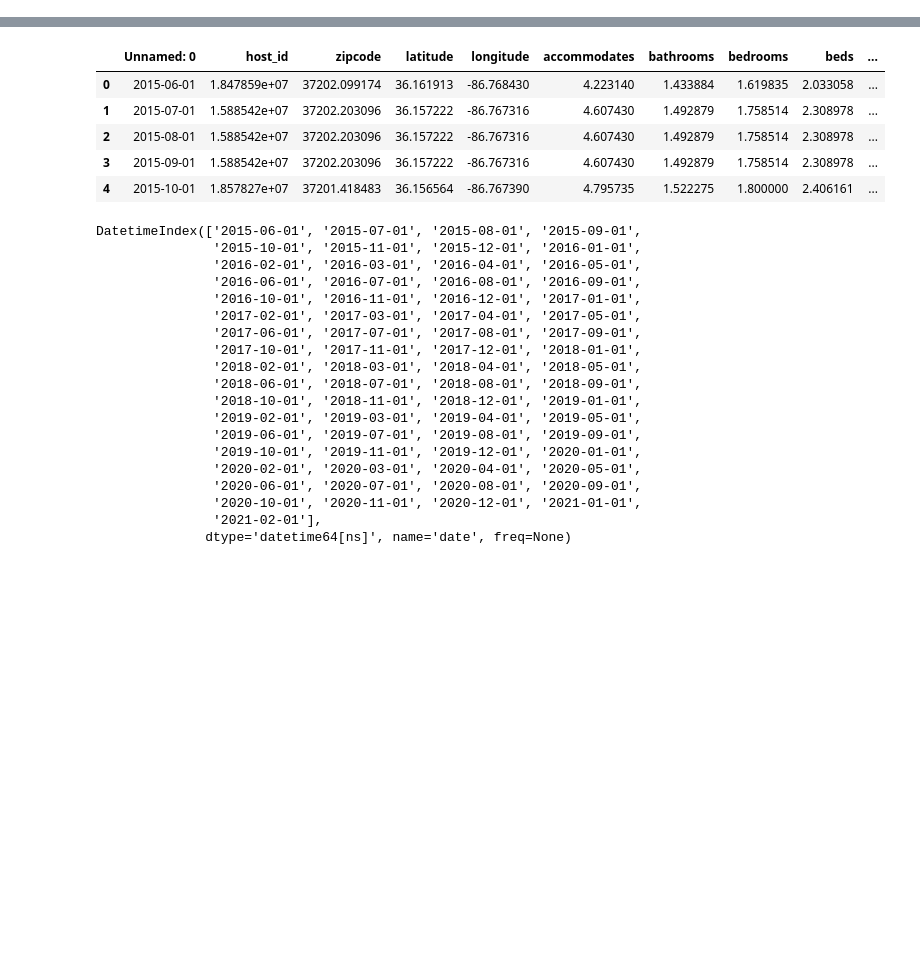
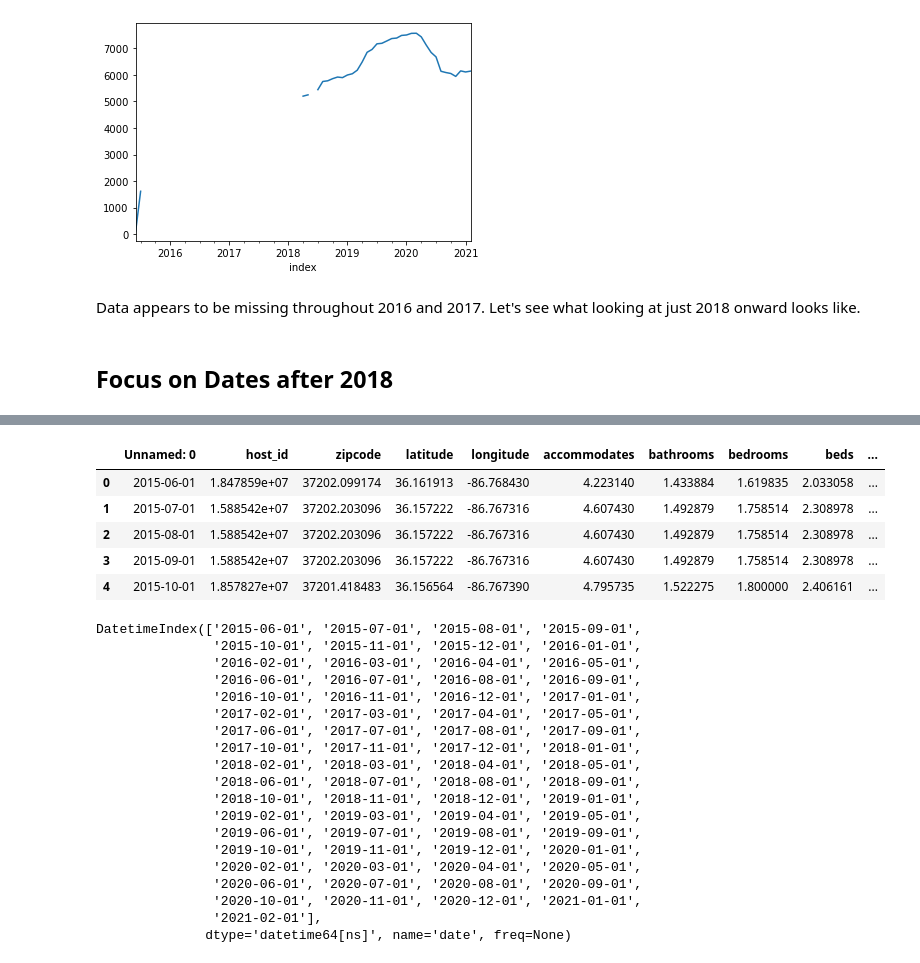
Before and after one commit to Sammyknee/nashville_airbnb_housing, a Jupyter notebook: Time_Series_Models.ipynb, the cells around one changed output, grey strips where cells are left out. Drawn from its saved outputs; the diff is of its cells as text; code cells hidden in the pictures; blank space fills up the shorter version.

```diff
--- a/Time_Series_Models.ipynb
+++ b/Time_Series_Models.ipynb
@@ -5,0 +65,9 @@ import seaborn as sns
+# %%
+ts_df['inventory'] = ts_df['inventory'].replace(0,np.nan)
+ts_df.inventory.plot();
+# %% [output]
+[figure, added]
+# %% [markdown]
+Data appears to be missing throughout 2016 and 2017. Let's see what looking at just 2018 onward looks like.
+# %% [markdown]
+## Focus on Dates after 2018
```
Also changed, not shown: parts of 89 cells of this notebook, 2 other files.
